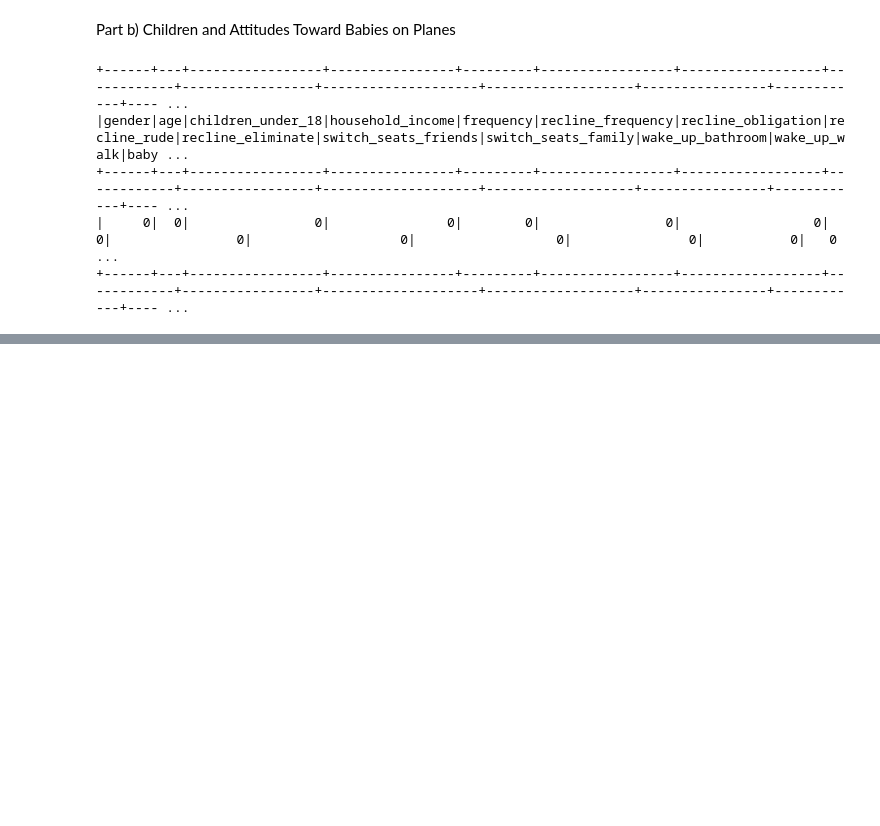
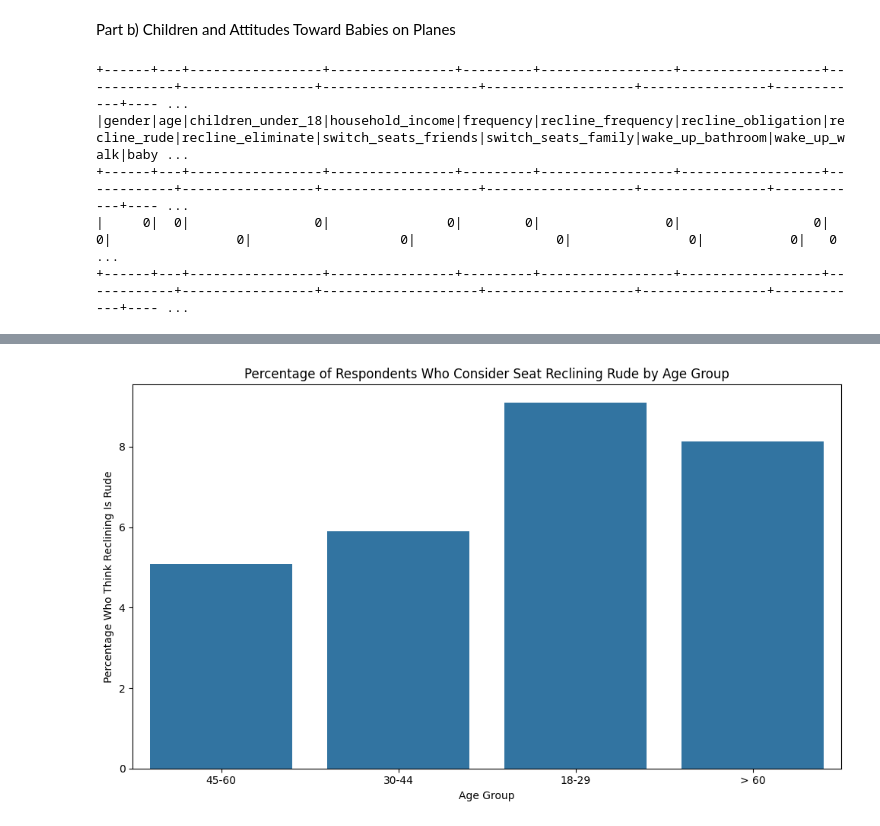
Before and after one commit to Heemantbudhathoki/Big-data-science, a Jupyter notebook: Analysis_of_Flying_Etiquette.ipynb, the cells around one changed output, grey strips where cells are left out. Saved outputs shown, nothing was run; the diff lists cells and outputs as text; code cells hidden in the pictures; blank space fills up the shorter version.

```diff
--- a/Analysis_of_Flying_Etiquette.ipynb
+++ b/Analysis_of_Flying_Etiquette.ipynb
@@ -103,0 +205,3 @@ null_counts.show()
+# %%
+df_clean = spark_data.dropna(subset=["age", "recline_rude"])
+df_clean.show(2)
@@ -103,0 +285,22 @@ null_counts.show()
+# %%
+pdf = percentage_df.toPandas()
+# %%
+import matplotlib.pyplot as plt
+import seaborn as sns
+
+plt.figure(figsize=(10, 6))
+
+sns.barplot(
+    data=pdf,
+    x="age",
+    y="percentage_very_rude"
+)
+
+plt.xlabel("Age Group")
+plt.ylabel("Percentage Who Think Reclining Is Rude")
+plt.title("Percentage of Respondents Who Consider Seat Reclining Rude by Age Group")
+
+plt.tight_layout()
+plt.show()
+# %% [output]
+[figure, added]
```
Also changed, not shown: parts of 17 cells of this notebook.
